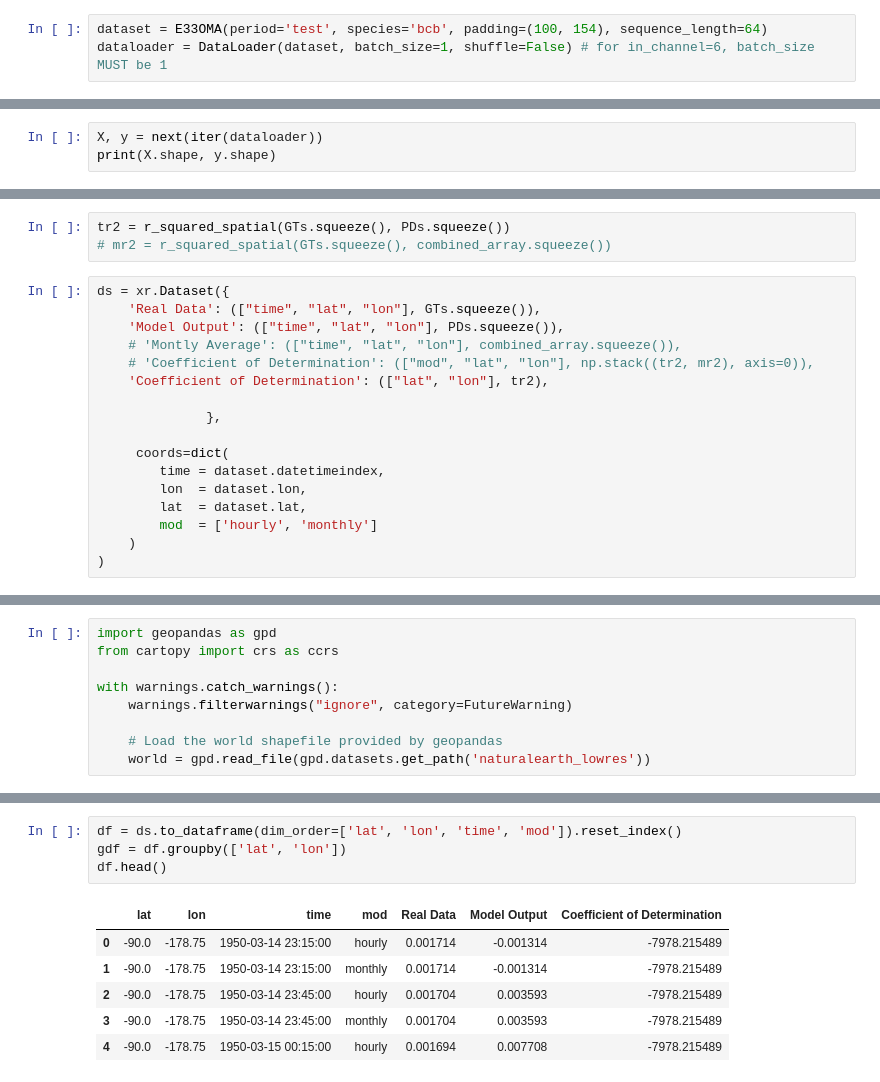
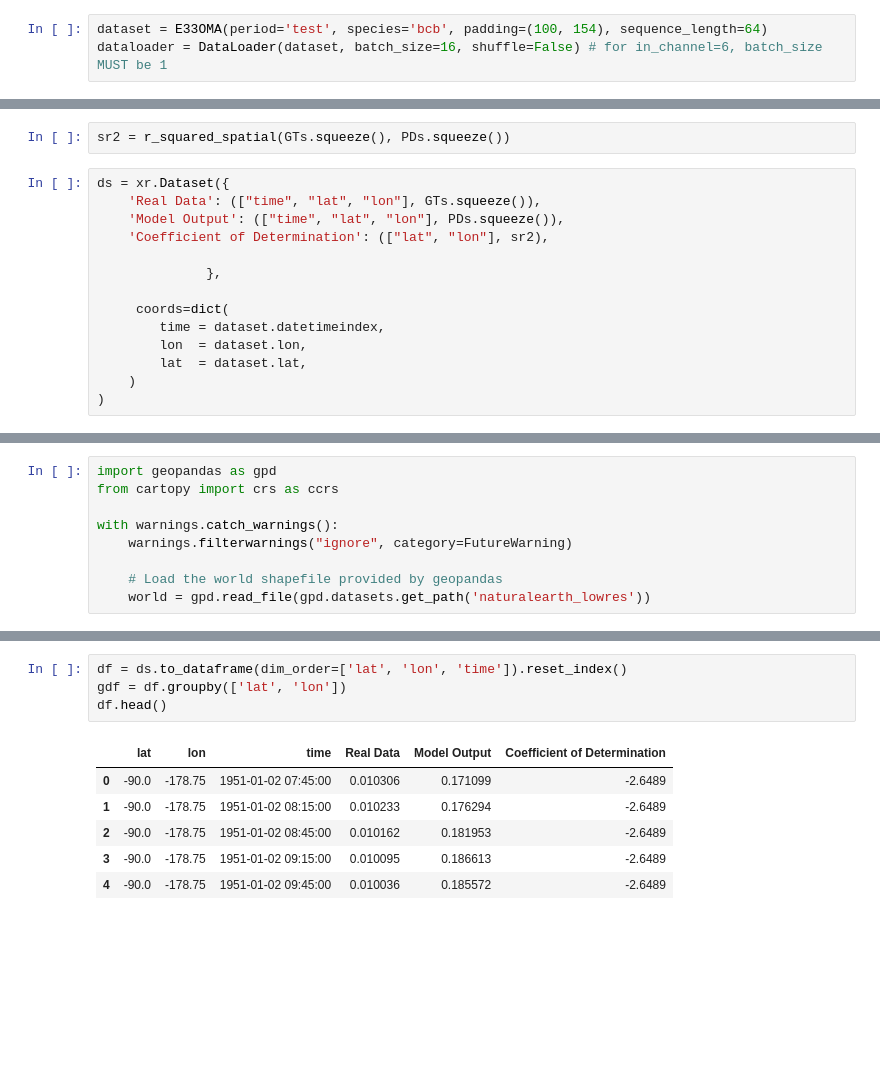
Before and after one commit to smhassanerfani/nasa-niswan, a Jupyter notebook: test.ipynb, the cells around one changed output, grey strips where cells are left out. Drawn from its saved outputs; the diff is of its cells as text; blank space fills up the shorter version.

```diff
--- a/test.ipynb
+++ b/test.ipynb
@@ -123,6 +25,6 @@ load_checkpoint(osp.join(snapshot_dir, f'epoch-{num_epochs:003d}', 'generator.pt
 # %%
 dataset = E33OMA(period='test', species='bcb', padding=(100, 154), sequence_length=64)
-dataloader = DataLoader(dataset, batch_size=1, shuffle=False) # for in_channel=6, batch_size MUST be 1
+dataloader = DataLoader(dataset, batch_size=16, shuffle=False) # for in_channel=6, batch_size MUST be 1
 # %%
 checkpoint_path="./tb_logs/Conv3D-V01-01292025/version_2/checkpoints/epoch=29-step=59130.ckpt"
 checkpoint = torch.load(checkpoint_path, weights_only=True)
@@ -152,6 +54,3 @@ STMLightning(
   (loss1): MSELoss()
   (loss2): L1Loss()
 )
-# %%
-X, y = next(iter(dataloader))
-print(X.shape, y.shape)
@@ -366,15 +192,12 @@ def r_squared_spatial(gts, pds):
 
     return output
 # %%
-tr2 = r_squared_spatial(GTs.squeeze(), PDs.squeeze())
-# mr2 = r_squared_spatial(GTs.squeeze(), combined_array.squeeze())
+sr2 = r_squared_spatial(GTs.squeeze(), PDs.squeeze())
 # %%
 ds = xr.Dataset({
     'Real Data': (["time", "lat", "lon"], GTs.squeeze()),
     'Model Output': (["time", "lat", "lon"], PDs.squeeze()),
-    # 'Montly Average': (["time", "lat", "lon"], combined_array.squeeze()),
-    # 'Coefficient of Determination': (["mod", "lat", "lon"], np.stack((tr2, mr2), axis=0)),
-    'Coefficient of Determination': (["lat", "lon"], tr2),
+    'Coefficient of Determination': (["lat", "lon"], sr2),
 
               },
 
@@ -382,7 +205,6 @@ ds = xr.Dataset({
         time = dataset.datetimeindex,
         lon  = dataset.lon,
         lat  = dataset.lat,
-        mod  = ['hourly', 'monthly']
     )
 )
 # %%
@@ -609,14 +354,14 @@ plt.show()
 # %%
-df = ds.to_dataframe(dim_order=['lat', 'lon', 'time', 'mod']).reset_index()
+df = ds.to_dataframe(dim_order=['lat', 'lon', 'time']).reset_index()
 gdf = df.groupby(['lat', 'lon'])
 df.head()
 # %% [output]
-|  | lat | lon | time | mod | Real Data | Model Output | Coefficient of Determination |
-| 0 | -90.0 | -178.75 | 1950-03-14 23:15:00 | hourly | 0.001714 | -0.001314 | -7978.215489 |
-| 1 | -90.0 | -178.75 | 1950-03-14 23:15:00 | monthly | 0.001714 | -0.001314 | -7978.215489 |
-| 2 | -90.0 | -178.75 | 1950-03-14 23:45:00 | hourly | 0.001704 | 0.003593 | -7978.215489 |
-| 3 | -90.0 | -178.75 | 1950-03-14 23:45:00 | monthly | 0.001704 | 0.003593 | -7978.215489 |
-| 4 | -90.0 | -178.75 | 1950-03-15 00:15:00 | hourly | 0.001694 | 0.007708 | -7978.215489 |
+|  | lat | lon | time | Real Data | Model Output | Coefficient of Determination |
+| 0 | -90.0 | -178.75 | 1951-01-02 07:45:00 | 0.010306 | 0.171099 | -2.6489 |
+| 1 | -90.0 | -178.75 | 1951-01-02 08:15:00 | 0.010233 | 0.176294 | -2.6489 |
+| 2 | -90.0 | -178.75 | 1951-01-02 08:45:00 | 0.010162 | 0.181953 | -2.6489 |
+| 3 | -90.0 | -178.75 | 1951-01-02 09:15:00 | 0.010095 | 0.186613 | -2.6489 |
+| 4 | -90.0 | -178.75 | 1951-01-02 09:45:00 | 0.010036 | 0.185572 | -2.6489 |
 # %%
 def plot_on_grid(gdf, lat, lon, fig_num):
 
```
Also changed, not shown: parts of 30 cells of this notebook.
